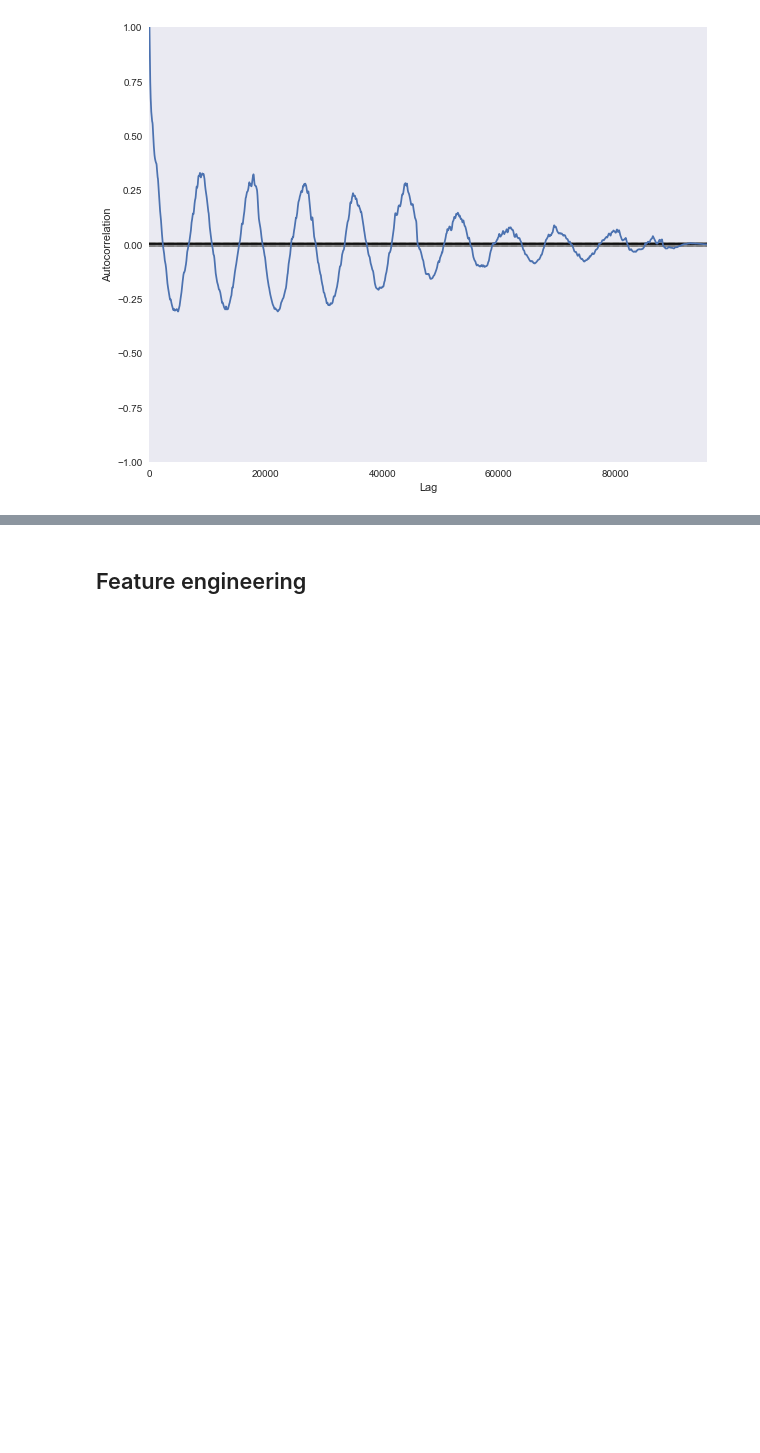
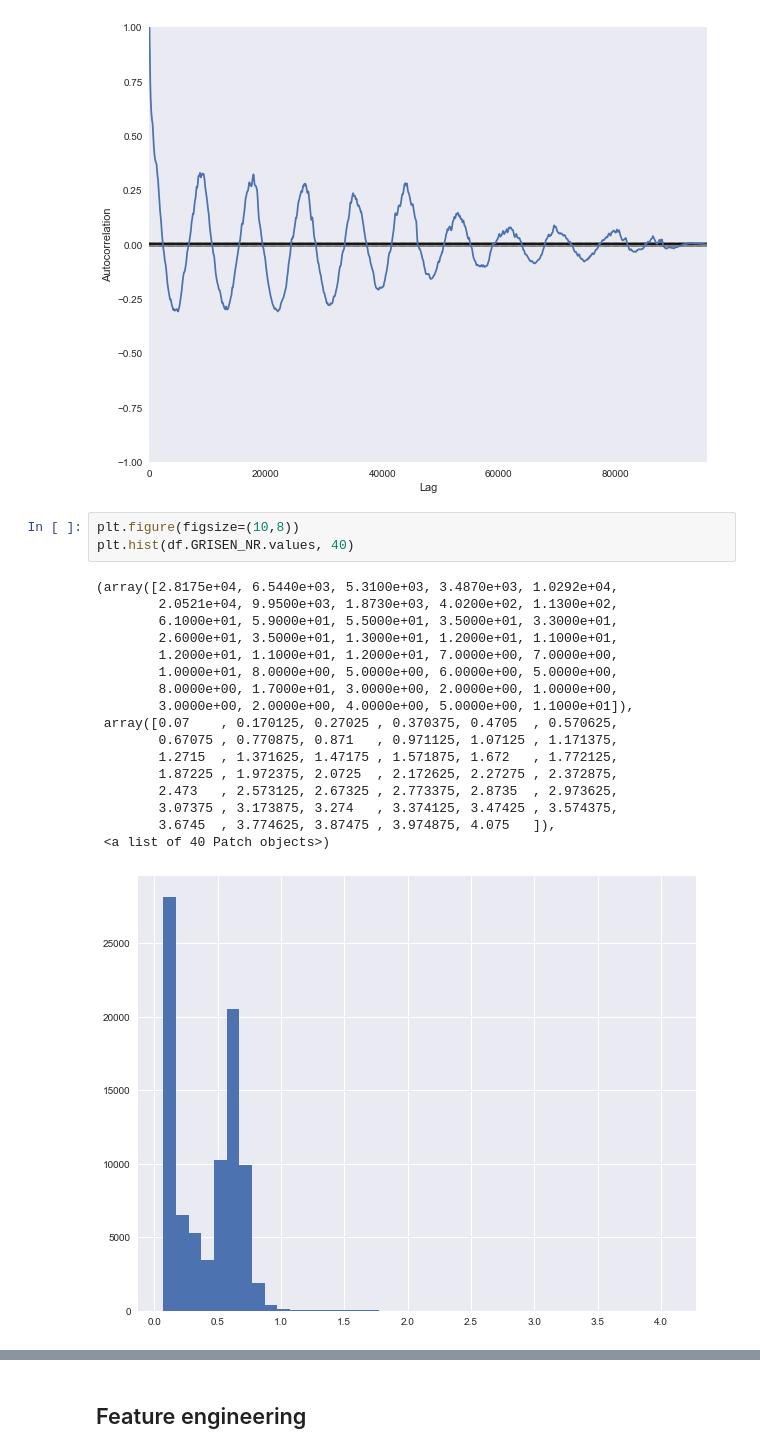
Before and after one commit to mlopezcaballero/Apsu, a Jupyter notebook: notebooks/data_preparation.ipynb, the cells around one changed output, grey strips where cells are left out. Saved outputs shown, nothing was run; the diff lists cells and outputs as text; blank space fills up the shorter version.

```diff
--- a/notebooks/data_preparation.ipynb
+++ b/notebooks/data_preparation.ipynb
@@ -156,3 +156,24 @@ pd.plotting.autocorrelation_plot(df.ZGZ_NR)
 # %% [output]
 <matplotlib.axes._subplots.AxesSubplot at 0x...>
 [figure]
+# %%
+plt.figure(figsize=(10,8))
+plt.hist(df.GRISEN_NR.values, 40)
+# %% [output]
+(array([2.8175e+04, 6.5440e+03, 5.3100e+03, 3.4870e+03, 1.0292e+04,
+        2.0521e+04, 9.9500e+03, 1.8730e+03, 4.0200e+02, 1.1300e+02,
+        6.1000e+01, 5.9000e+01, 5.5000e+01, 3.5000e+01, 3.3000e+01,
+        2.6000e+01, 3.5000e+01, 1.3000e+01, 1.2000e+01, 1.1000e+01,
+        1.2000e+01, 1.1000e+01, 1.2000e+01, 7.0000e+00, 7.0000e+00,
+        1.0000e+01, 8.0000e+00, 5.0000e+00, 6.0000e+00, 5.0000e+00,
+        8.0000e+00, 1.7000e+01, 3.0000e+00, 2.0000e+00, 1.0000e+00,
+        3.0000e+00, 2.0000e+00, 4.0000e+00, 5.0000e+00, 1.1000e+01]),
+ array([0.07    , 0.170125, 0.27025 , 0.370375, 0.4705  , 0.570625,
+        0.67075 , 0.770875, 0.871   , 0.971125, 1.07125 , 1.171375,
+        1.2715  , 1.371625, 1.47175 , 1.571875, 1.672   , 1.772125,
+        1.87225 , 1.972375, 2.0725  , 2.172625, 2.27275 , 2.372875,
+        2.473   , 2.573125, 2.67325 , 2.773375, 2.8735  , 2.973625,
+        3.07375 , 3.173875, 3.274   , 3.374125, 3.47425 , 3.574375,
+        3.6745  , 3.774625, 3.87475 , 3.974875, 4.075   ]),
+ <a list of 40 Patch objects>)
+[figure, added]
```
Also changed, not shown: parts of 11 cells of this notebook.
